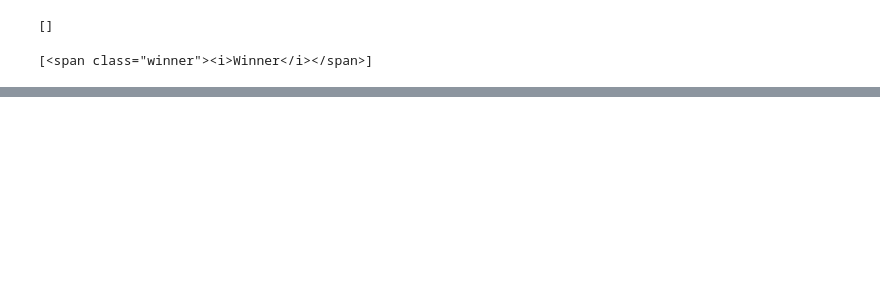
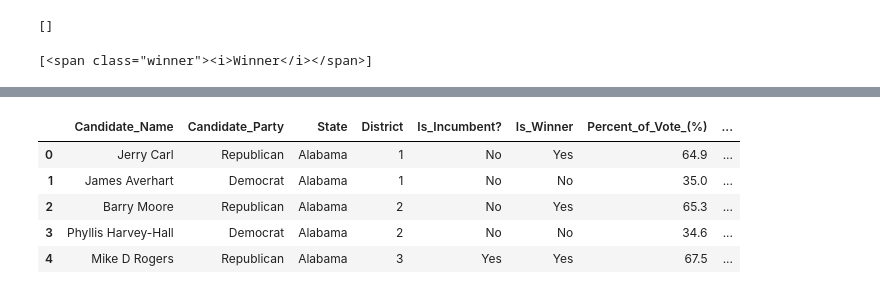
Before and after one commit to ballir27/webscraping-open-secrets-2020-US-House-Elections, a Jupyter notebook: notebooks/jd_webscraping_open_secrets.ipynb, the cells around one changed output, grey strips where cells are left out. Drawn from its saved outputs; the diff is of its cells as text; code cells hidden in the pictures; blank space fills up the shorter version.

```diff
--- a/notebooks/jd_webscraping_open_secrets.ipynb
+++ b/notebooks/jd_webscraping_open_secrets.ipynb
@@ -173,0 +311,20 @@ Presentations will take place on Saturday, 10/21 at noon.
+# %%
+def compare_money_raised(group):
+    max_raised = group['Money_Raised_($)'].max()
+    group['Raised_More'] = group['Money_Raised_($)'] == max_raised
+    return group
+
+# Apply the function to the DataFrame grouped by 'state' and 'district'
+candidates_2020 = candidates_2020.groupby(['State', 'District']).apply(compare_money_raised)
+
+# Reset the index of the DataFrame
+candidates_2020.reset_index(drop=True, inplace=True)
+# %%
+candidates_2020.head()
+# %% [output]
+|  | Candidate_Name | Candidate_Party | State | District | Is_Incumbent? | Is_Winner | Percent_of_Vote_(%) | ... |
+| 0 | Jerry Carl | Republican | Alabama | 1 | No | Yes | 64.9 | ... |
+| 1 | James Averhart | Democrat | Alabama | 1 | No | No | 35.0 | ... |
+| 2 | Barry Moore | Republican | Alabama | 2 | No | Yes | 65.3 | ... |
+| 3 | Phyllis Harvey-Hall | Democrat | Alabama | 2 | No | No | 34.6 | ... |
+| 4 | Mike D Rogers | Republican | Alabama | 3 | Yes | Yes | 67.5 | ... |
```
Also changed, not shown: parts of 36 cells of this notebook.
